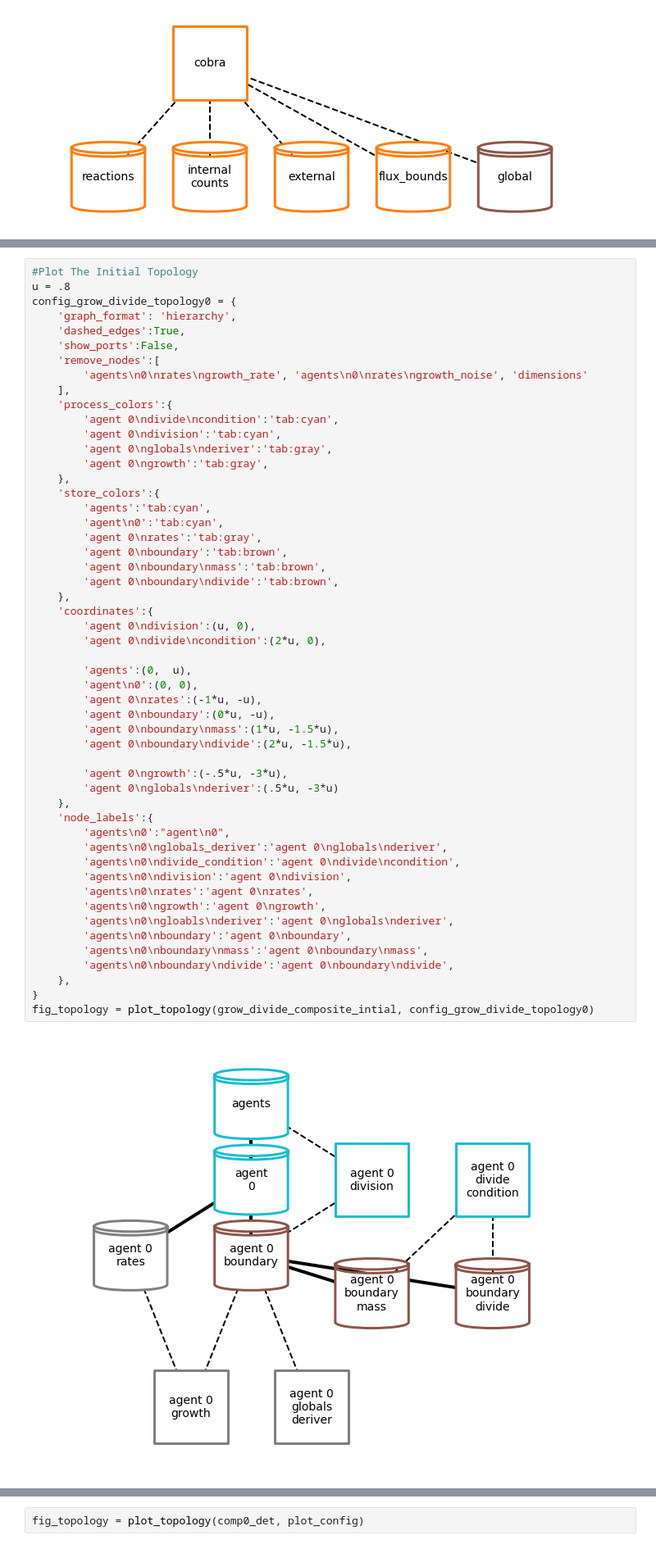
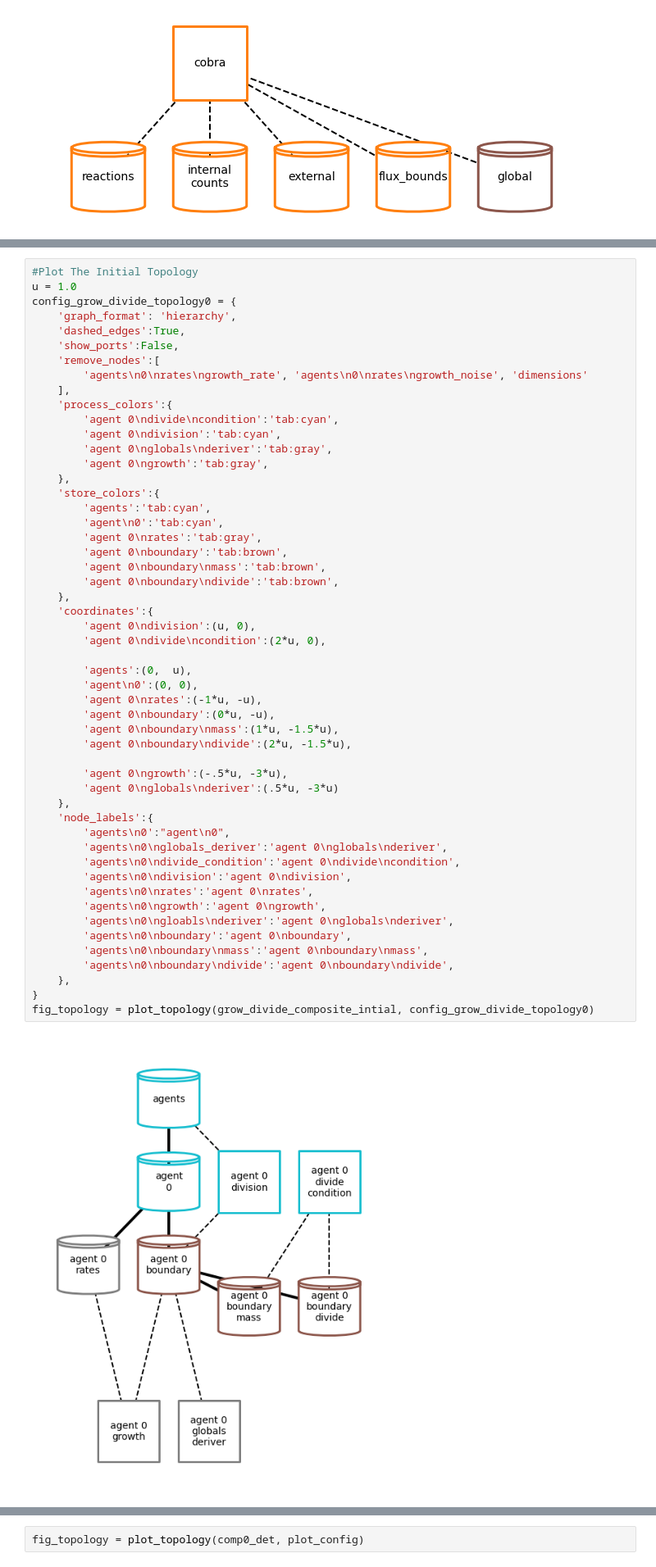
Before and after one commit to vivarium-collective/vivarium-notebooks, a Jupyter notebook: notebooks/VivariumLacOperonNotebook.ipynb, the cells around one changed output, grey strips where cells are left out. Shown at 82% size. Saved outputs shown, nothing was run; the diff lists cells and outputs as text.

```diff
--- a/notebooks/VivariumLacOperonNotebook.ipynb
+++ b/notebooks/VivariumLacOperonNotebook.ipynb
@@ -192,6 +225,6 @@ Completed in 0.157093 seconds
 # %%
 #Plot The Initial Topology
-u = .8
+u = 1.0
 config_grow_divide_topology0 = {
     'graph_format': 'hierarchy',
     'dashed_edges':True,
@@ -215,33 +248,33 @@ config_grow_divide_topology0 = {
     },
     'coordinates':{
         'agent 0\ndivision':(u, 0),
         'agent 0\ndivide\ncondition':(2*u, 0),
 
         'agents':(0,  u),
         'agent\n0':(0, 0),
         'agent 0\nrates':(-1*u, -u),
         'agent 0\nboundary':(0*u, -u),
         'agent 0\nboundary\nmass':(1*u, -1.5*u),
         'agent 0\nboundary\ndivide':(2*u, -1.5*u),
 
         'agent 0\ngrowth':(-.5*u, -3*u),
         'agent 0\nglobals\nderiver':(.5*u, -3*u)
     },
     'node_labels':{
         'agents\n0':"agent\n0",
         'agents\n0\nglobals_deriver':'agent 0\nglobals\nderiver',
         'agents\n0\ndivide_condition':'agent 0\ndivide\ncondition',
         'agents\n0\ndivision':'agent 0\ndivision',
         'agents\n0\nrates':'agent 0\nrates',
         'agents\n0\ngrowth':'agent 0\ngrowth',
         'agents\n0\ngloabls\nderiver':'agent 0\nglobals\nderiver',
         'agents\n0\nboundary':'agent 0\nboundary',
         'agents\n0\nboundary\nmass':'agent 0\nboundary\nmass',
         'agents\n0\nboundary\ndivide':'agent 0\nboundary\ndivide',
     },
 }
 fig_topology = plot_topology(grow_divide_composite_intial, config_grow_divide_topology0)
 # %% [output]
-[figure, old version]
+[figure, new version]
 # %%
 #Plot The Initial Topology
```
Also changed, not shown: parts of 42 cells of this notebook.
